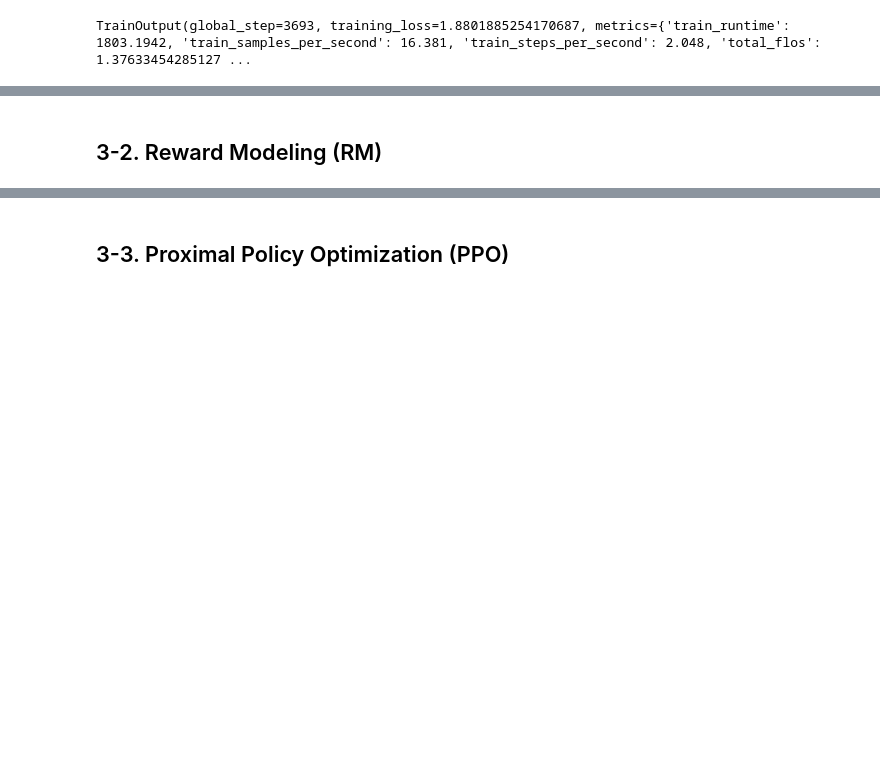
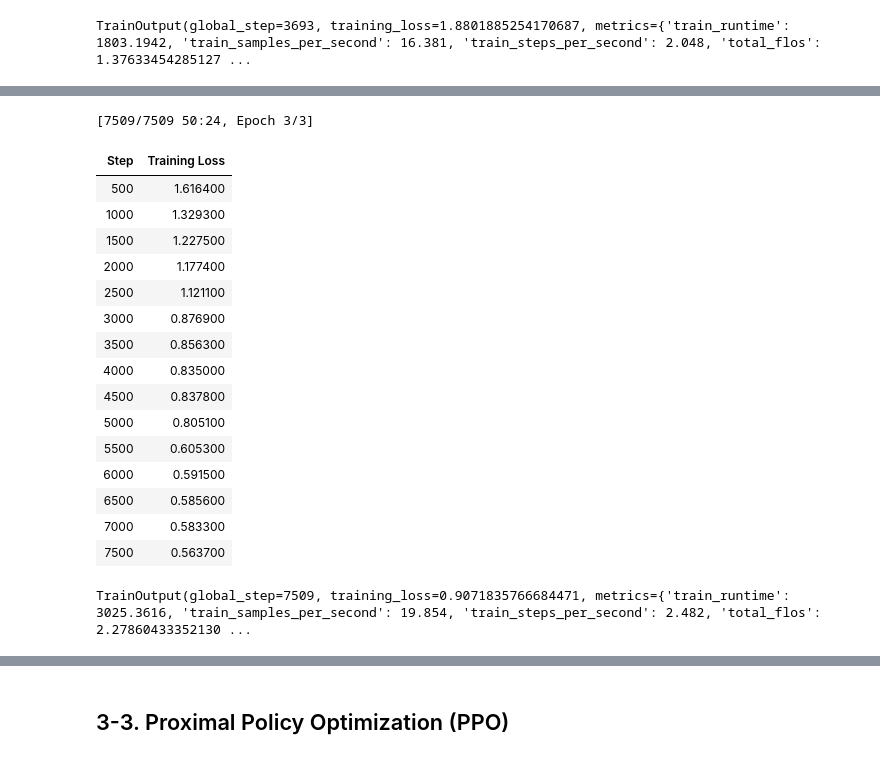
Before and after one commit to yungshun317/torch-nlp, a Jupyter notebook: large_language_models.ipynb, the cells around one changed output, grey strips where cells are left out. Drawn from its saved outputs; the diff is of its cells as text; code cells hidden in the pictures; blank space fills up the shorter version.

Commit message:
[FEAT] Fine-tune a pre-trained OPT model on the instruction dataset with the TRL library

```diff
--- a/large_language_models.ipynb
+++ b/large_language_models.ipynb
@@ -728,9 +735,12 @@ Additionally, some studies have shown that meditation can help to rewire the bra
 It's important to keep in mind that wh
 TrainOutput(global_step=3693, training_loss=1.8801885254170687, metrics={'train_runtime': 1803.1942, 'train_samples_per_second': 16.381, 'train_steps_per_second': 2.048, 'total_flos': 1.37633454285127 ...
 # %%
+# Use the `formatting_func` argument
 from transformers import AutoModelForCausalLM, AutoTokenizer
 from datasets import load_dataset
 from trl import SFTConfig, SFTTrainer, DataCollatorForCompletionOnlyLM
+import warnings
+warnings.filterwarnings("ignore")
 
 dataset = load_dataset("lucasmccabe-lmi/CodeAlpaca-20k", split="train")
 
@@ -750,9 +760,11 @@ collator = DataCollatorForCompletionOnlyLM(response_template, tokenizer=tokenize
 trainer = SFTTrainer(
     model,
     train_dataset=dataset,
-    args=SFTConfig(output_dir="/tmp"),
+    args=SFTConfig(output_dir="models/opt-350m-codealpaca"),
     formatting_func=formatting_prompts_func,
     data_collator=collator,
+    max_seq_length=256
 )
 
 trainer.train()
+# %% [output]
@@ -759,2 +778,18 @@ trainer.train()
+[7509/7509 50:24, Epoch 3/3]
+| Step | Training Loss |
+| 500 | 1.616400 |
+| 1000 | 1.329300 |
+| 1500 | 1.227500 |
+| 2000 | 1.177400 |
+| 2500 | 1.121100 |
+| 3000 | 0.876900 |
+| 3500 | 0.856300 |
+| 4000 | 0.835000 |
+| 4500 | 0.837800 |
+| 5000 | 0.805100 |
+| 5500 | 0.605300 |
+| 6000 | 0.591500 |
+| 6500 | 0.585600 |
+| 7000 | 0.583300 |
+| 7500 | 0.563700 |
+TrainOutput(global_step=7509, training_loss=0.9071835766684471, metrics={'train_runtime': 3025.3616, 'train_samples_per_second': 19.854, 'train_steps_per_second': 2.482, 'total_flos': 2.27860433352130 ...
-# %% [markdown]
-## 3-2. Reward Modeling (RM)
```
Also changed, not shown: parts of 8 cells of this notebook, 1 other file.
